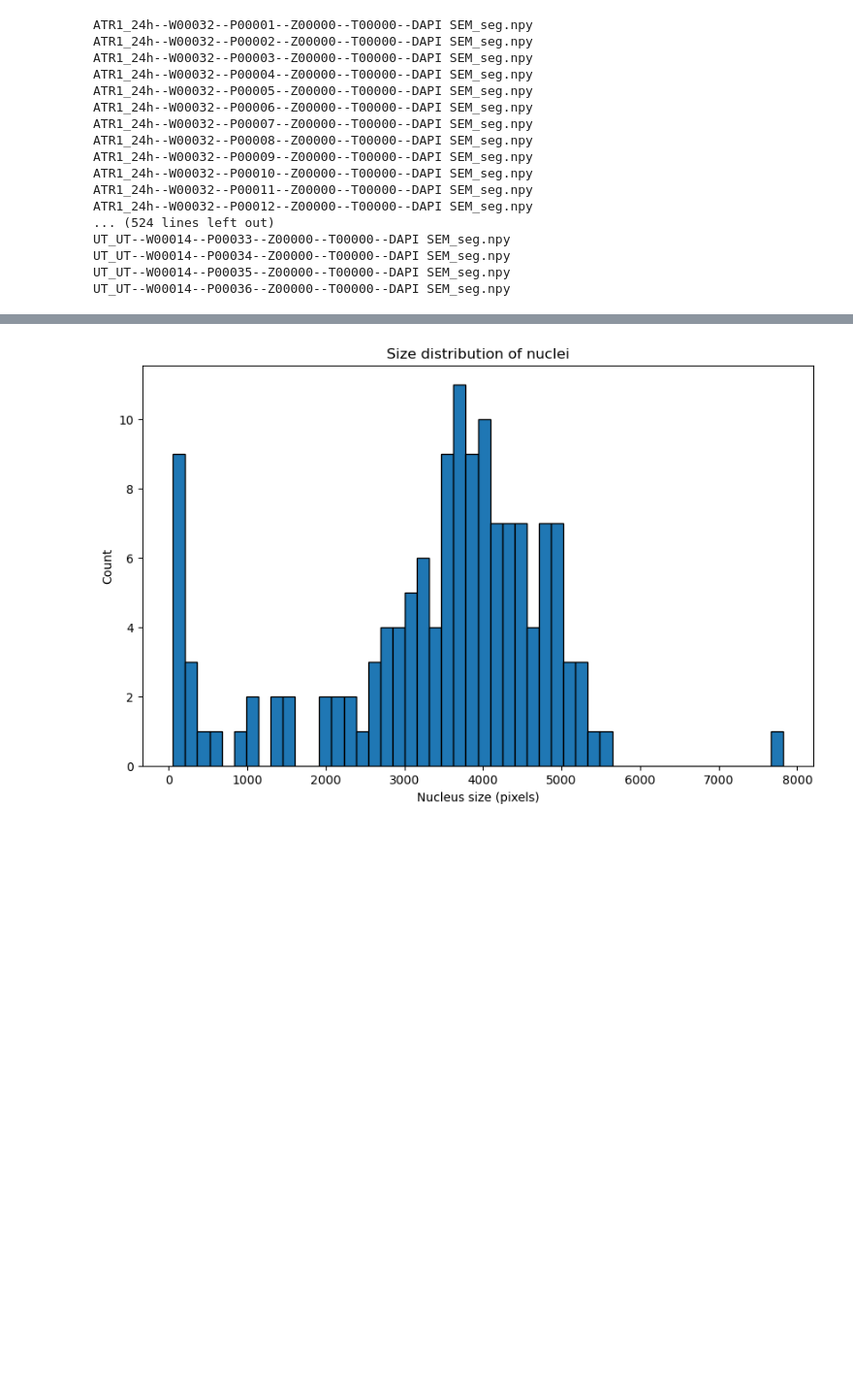
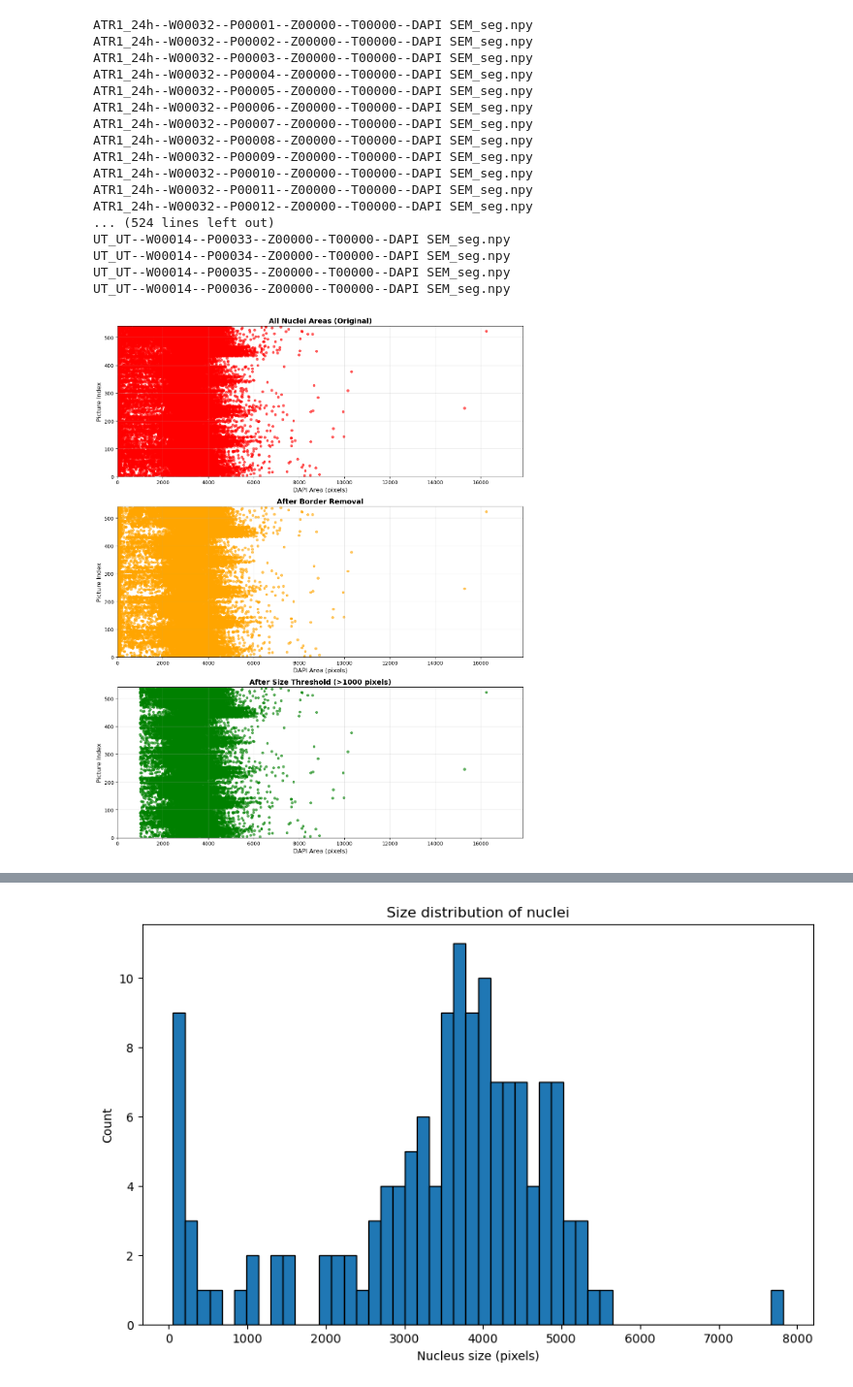
Before and after one commit to uhlmanngroup/Foci-Detection-Workflow, a Jupyter notebook: Notebooks/Cellpose_DAPI_Mask_Cleanup.ipynb, the cells around one changed output, grey strips where cells are left out. Shown at 97% size. Saved outputs shown, nothing was run; the diff lists cells and outputs as text; code cells hidden in the pictures; blank space fills up the shorter version.

Commit message:
Finished high throughput Mask Cleanup with data display

```diff
--- a/Notebooks/Cellpose_DAPI_Mask_Cleanup.ipynb
+++ b/Notebooks/Cellpose_DAPI_Mask_Cleanup.ipynb
@@ -60,6 +61,10 @@ UT_UT--W00014--P00036--Z00000--T00000--DAPI SEM_seg.npy
 # Cellpose DAPI Mask Cleanup High Throughput
 # This script cleans up masks that were generated by cellpose by removing all the
 # nuclei that touch the border of the picture and all fragments below a size threshold
+
+
+#timer to measure how long it takes
+start_time = time.time()
 
 all_areas = []
 all_areas_noborder = []
@@ -123,31 +128,109 @@ for i in range (len(DAPI_mask_data)):
     # Create final clean mask
     clean_mask = np.zeros_like(mask)
     for label in labels_final:
         # Copy the Nuclei that passed both requirements
         clean_mask[mask_clean_border == label] = label
 
 
     # Create an empty array with the same dimensions like the clean_mask
     clean_mask_renumbered = np.zeros_like(clean_mask)
 
     # Get the unique labels (e.g., [0, 3, 7, 12, 15]) from the clena_mask
     unique_labels = np.unique(clean_mask)
     # Removing the Background from the labels (Background = 0)
     unique_labels = unique_labels[unique_labels != 0]
 
     # Renumber: 3→1, 7→2, 12→3, 15→4
     for new_label, old_label in enumerate(unique_labels, start=1):
         clean_mask_renumbered[clean_mask == old_label] = new_label
 
     # Calculate the properties (area etc.) for the nuclei
     props_clean = measure.regionprops(clean_mask_renumbered)
     areas = [region.area for region in props_clean]
     all_areas_clean.append(areas)
 
 
 
     # Extract the name of the picture for saving
     base_name = os.path.basename(DAPI_mask_data[i])
 
     # Saving the cleaned up mask in the same folder where it originated from with the same name (overwriting the old one)
-    #np.save(folder_path+'/'+base_name, clean_mask_renumbered, allow_pickle=True)
+    np.save(folder_path+'/'+base_name, clean_mask_renumbered, allow_pickle=True)
+
+
+
+#---------Display------------#
+# Flatten all area lists to get global min/max for consistent axes
+all_combined = []
+for areas in all_areas + all_areas_noborder + all_areas_clean:
+    all_combined.extend(areas)
+
+# Calculate axis limits with some padding
+y_max = len(DAPI_mask_data) + 0.5  # Number of samples
+x_min = 0
+x_max = max(all_combined) * 1.1 if all_combined else 5000  # 10% padding
+
+# Create figure with 3 subplots stacked vertically
+fig, axes = plt.subplots(3, 1, figsize=(12, 15))
+
+# Plot 1: All areas (original)
+for i, areas in enumerate(all_areas):
+    axes[0].scatter(areas, [i+1]*len(areas), alpha=0.6, s=20, color='red')
+axes[0].set_xlabel('DAPI Area (pixels)', fontsize=12)
+axes[0].set_ylabel('Picture Index', fontsize=12)
+axes[0].set_title('All Nuclei Areas (Original)', fontsize=14, fontweight='bold')
+axes[0].set_xlim(x_min, x_max)
+axes[0].set_ylim(0, y_max)
+axes[0].grid(True, alpha=0.3)
+
+# Plot 2: Areas without border nuclei
+for i, areas in enumerate(all_areas_noborder):
+    axes[1].scatter(areas, [i+1]*len(areas), alpha=0.6, s=20, color='orange')
+axes[1].set_xlabel('DAPI Area (pixels)', fontsize=12)
+axes[1].set_ylabel('Picture Index', fontsize=12)
+axes[1].set_title('After Border Removal', fontsize=14, fontweight='bold')
+axes[1].set_xlim(x_min, x_max)
+axes[1].set_ylim(0, y_max)
+axes[1].grid(True, alpha=0.3)
+
+# Plot 3: Clean areas (after size threshold)
+for i, areas in enumerate(all_areas_clean):
+    axes[2].scatter(areas, [i+1]*len(areas), alpha=0.6, s=20, color='green')
+axes[2].set_xlabel('DAPI Area (pixels)', fontsize=12)
+axes[2].set_ylabel('Picture Index', fontsize=12)
+axes[2].set_title('After Size Threshold (>1000 pixels)', fontsize=14, fontweight='bold')
+axes[2].set_xlim(x_min, x_max)
+axes[2].set_ylim(0, y_max)
+axes[2].grid(True, alpha=0.3)
+
+plt.tight_layout()
+plt.show()
+
+# Optional: Print summary statistics
+print(f"\nSummary Statistics:")
+print(f"Total samples: {len(DAPI_mask_data)}")
+print(f"X-axis range: {x_min} - {x_max:.0f} pixels")
+print(f"Y-axis range: 0 - {y_max:.0f}")
+print(f"\nTotal nuclei counts:")
+print(f"  Original: {sum(len(a) for a in all_areas)}")
+print(f"  After border removal: {sum(len(a) for a in all_areas_noborder)}")
+print(f"  After cleanup: {sum(len(a) for a in all_areas_clean)}")
+
+
+
+end_time = time.time()
+elapsed_time = end_time - start_time
+
+# Convert to minutes and seconds for easier reading
+minutes = int(elapsed_time // 60)
+seconds = elapsed_time % 60
+
+print(f"Total runtime: {minutes} minutes and {seconds:.2f} seconds")
+
+'''
+540 Masks Runtime:
+Total runtime: 19 minutes and 57.96 seconds
+
+'''
+# %% [output]
+[figure, added]
```
Also changed, not shown: parts of 2 cells of this notebook.
